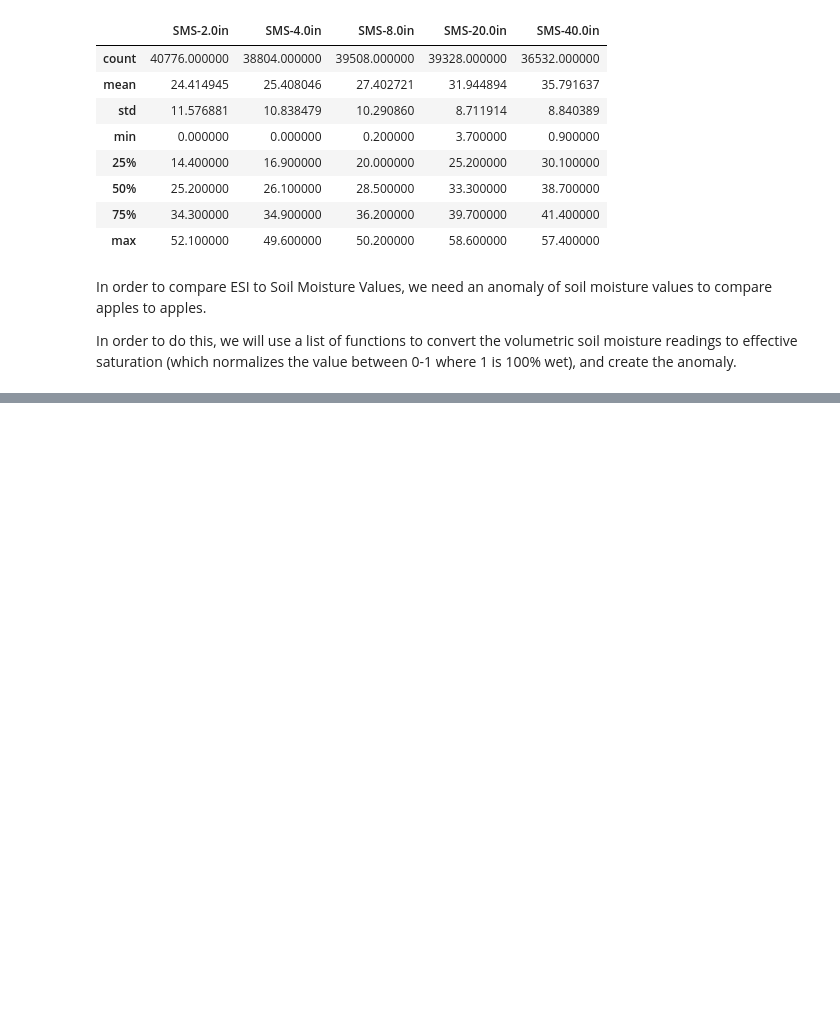
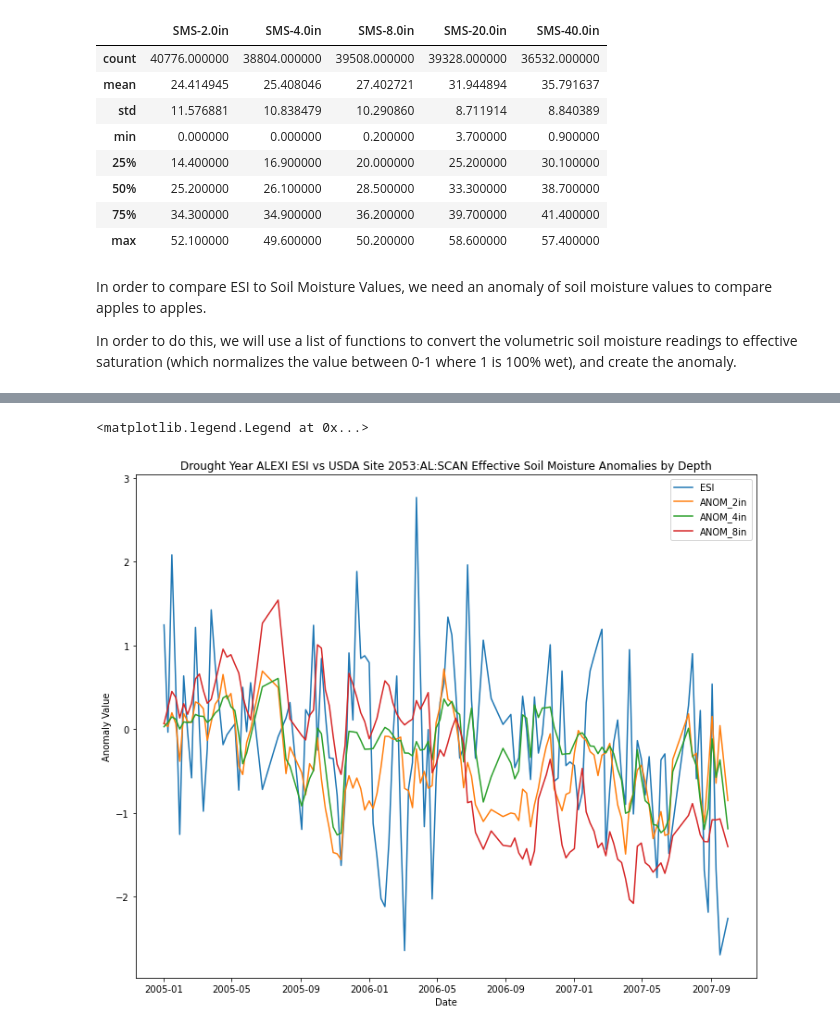
Before and after one commit to Corey4005/SCANAnalysis, a Jupyter notebook: SCAN-scripts/SCAN vs ESI updates.ipynb, the cells around one changed output, grey strips where cells are left out. Drawn from its saved outputs; the diff is of its cells as text; code cells hidden in the pictures; blank space fills up the shorter version.

```diff
--- a/SCAN-scripts/SCAN vs ESI updates.ipynb
+++ b/SCAN-scripts/SCAN vs ESI updates.ipynb
@@ -83,2 +100,3 @@ List of functions from effective_SM_conversion_all.py module and what they do:
 # %%
-MAKE_DF()
+# showing the complete process
+new_df = MAKE_DF(TEST)
@@ -84,0 +119,4 @@ MAKE_DF()
+# %%
+# showing what the final dataframe looks like
+new_df.sort_index(inplace=True)
+new_df
@@ -84,0 +175,27 @@ MAKE_DF()
+# %%
+#segment the dataframe to one station during one drought year
+anomalies = new_df[['StationTriplet', 'ESI', 'ANOM_2in', 'ANOM_4in', 'ANOM_8in', 'ANOM_20in', 'ANOM_40in']]
+one_scan = anomalies[(anomalies['StationTriplet'] == '2053:AL:SCAN') & (anomalies.index.year <= 2007) & (anomalies.index.year >= 2005)]
+one_scan = one_scan[['ESI', 'ANOM_2in', 'ANOM_4in', 'ANOM_8in', 'ANOM_20in', 'ANOM_40in']]
+
+#amplify the normalization curves to make them easier to read
+one_scan['ANOM_2in'] = one_scan['ANOM_2in']*4
+one_scan['ANOM_4in'] = one_scan['ANOM_4in']*4
+one_scan['ANOM_8in'] = one_scan['ANOM_8in']*4
+one_scan['ANOM_20in'] = one_scan['ANOM_20in']*4
+one_scan['ANOM_40in'] = one_scan['ANOM_40in']*4
+
+fig, ax = plt.subplots(figsize=(12,10))
+ax.plot(one_scan['ESI'], label='ESI')
+ax.plot(one_scan['ANOM_2in'], label='ANOM_2in')
+ax.plot(one_scan['ANOM_4in'], label='ANOM_4in')
+ax.plot(one_scan['ANOM_8in'], label='ANOM_8in')
+#ax.plot(one_scan['ANOM_20in'], label='ANOM_20in')
+#ax.plot(one_scan['ANOM_40in'], label='ANOM_40in')
+ax.set_title('Drought Year ALEXI ESI vs USDA Site 2053:AL:SCAN Effective Soil Moisture Anomalies by Depth')
+ax.set_ylabel('Anomaly Value')
+ax.set_xlabel('Date')
+ax.legend()
+# %% [output]
+<matplotlib.legend.Legend at 0x...>
+[figure, added]
```
Also changed, not shown: parts of 19 cells of this notebook.
